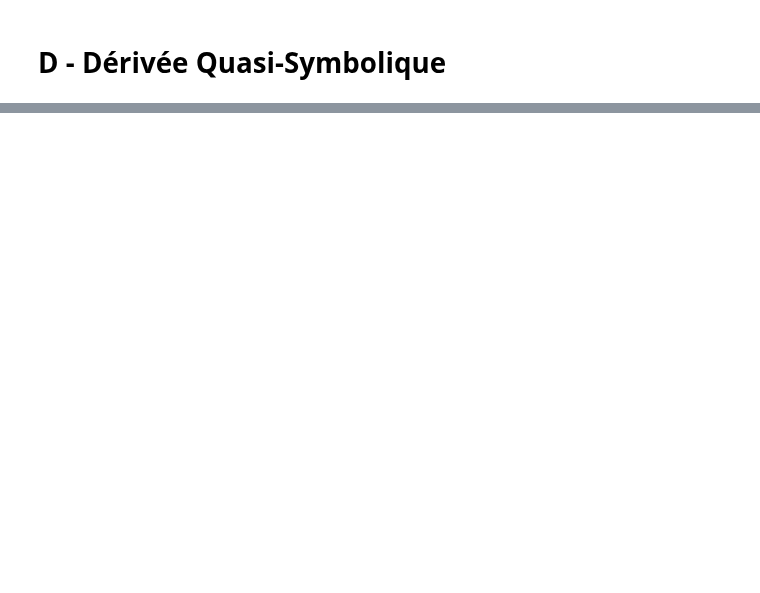
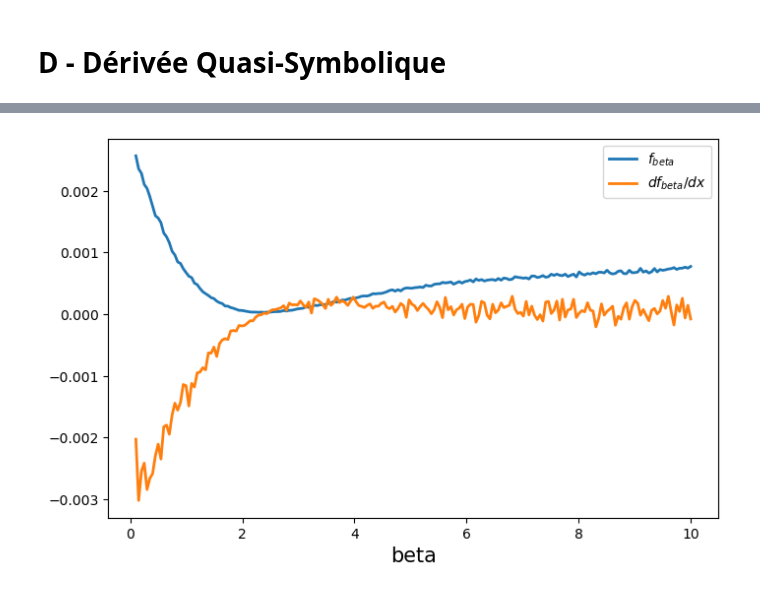
Before and after one commit to Brice-KENGNI-ZANGUIM/Python-pour-les-Mathematiques, a Jupyter notebook: Dérivée Symboliques, Numériques et Quasi-symboliques.ipynb, the cells around one changed output, grey strips where cells are left out. Drawn from its saved outputs; the diff is of its cells as text; code cells hidden in the pictures; blank space fills up the shorter version.

```diff
--- a/Dérivée Symboliques, Numériques et Quasi-symboliques.ipynb
+++ b/Dérivée Symboliques, Numériques et Quasi-symboliques.ipynb
@@ -147,0 +249,14 @@ df2_over_dx
+# %%
+deriv = np.vectorize( sp.misc.derivative )( fonction , beta , dx = .9e-1 )
+# %%
+plt.figure(figsize=(8,5))
+
+plt.plot( beta , f_beta,   lw = 2, label= "$f_{beta}$")
+plt.plot( beta , deriv,   lw = 2, label= "$df_{beta}/dx$")
+
+plt.xlabel("beta", size= 15)
+
+plt.legend()
+plt.show()
+# %% [output]
+[figure, added]
```
Also changed, not shown: parts of 32 cells of this notebook.
